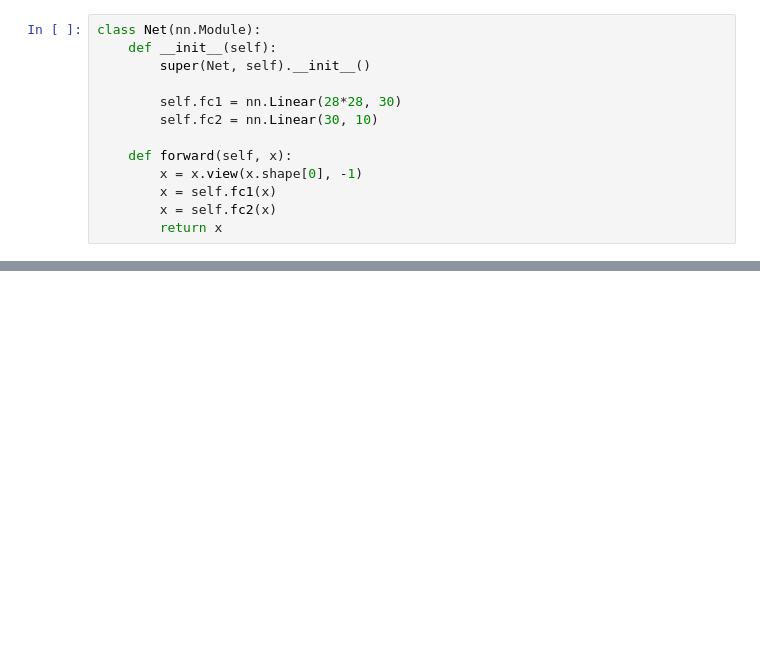
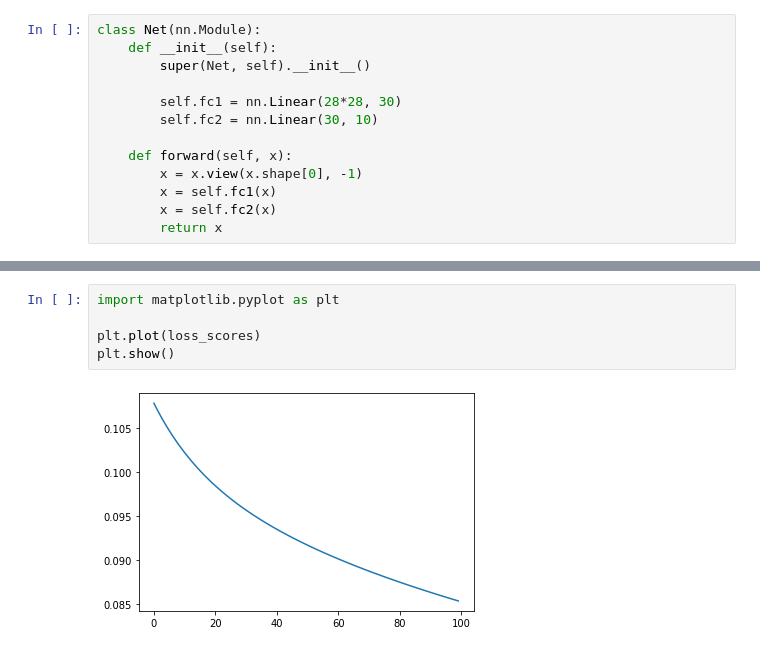
Before and after one commit to windmissing/DeepLearningPractise, a Jupyter notebook: Chapter6/6-2-2-1.ipynb, the cells around one changed output, grey strips where cells are left out. Drawn from its saved outputs; the diff is of its cells as text; blank space fills up the shorter version.

```diff
--- a/Chapter6/6-2-2-1.ipynb
+++ b/Chapter6/6-2-2-1.ipynb
@@ -101,0 +127,7 @@ print (correct / test_data[0].shape[0])
+# %%
+import matplotlib.pyplot as plt
+
+plt.plot(loss_scores)
+plt.show()
+# %% [output]
+[figure, added]
```
Also changed, not shown: parts of 16 cells of this notebook, 1 other file.
